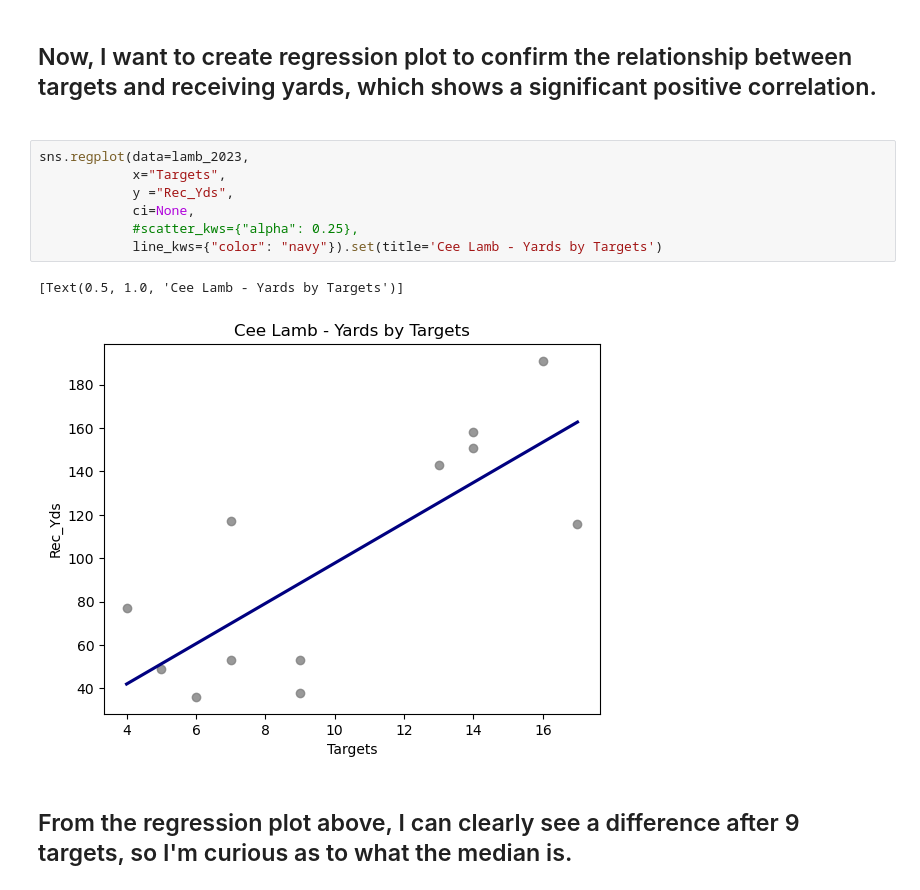
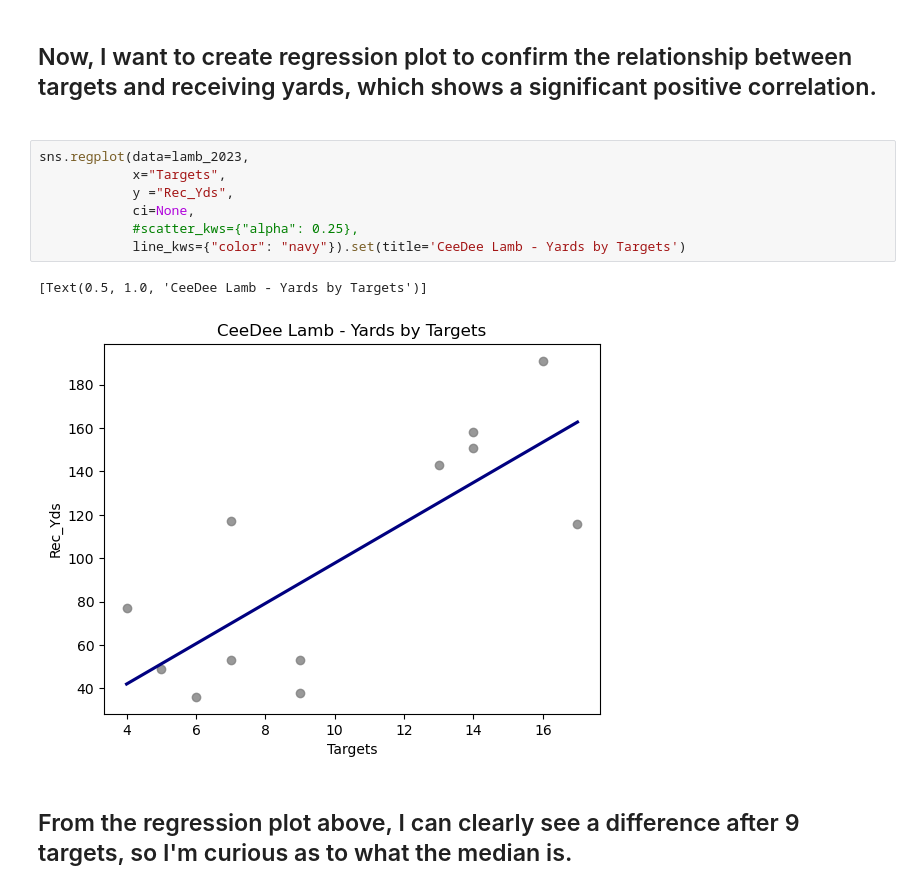
Before and after one commit to jwatts32/The-Perception-of-CeeDee-Lamb, a Jupyter notebook: CeeDee Lamb.ipynb, the cells around one changed output. Cells and saved outputs as stored; diff of their text form.

```diff
--- a/CeeDee Lamb.ipynb
+++ b/CeeDee Lamb.ipynb
@@ -132,13 +132,13 @@ display(last_6_games_avg)
 # %%
 sns.regplot(data=lamb_2023,
             x="Targets",
             y ="Rec_Yds",
             ci=None,
             #scatter_kws={"alpha": 0.25},
-            line_kws={"color": "navy"}).set(title='Cee Lamb - Yards by Targets')
+            line_kws={"color": "navy"}).set(title='CeeDee Lamb - Yards by Targets')
 # %% [output]
-[Text(0.5, 1.0, 'Cee Lamb - Yards by Targets')]
+[Text(0.5, 1.0, 'CeeDee Lamb - Yards by Targets')]
-[figure, old version]
+[figure, new version]
 # %% [markdown]
 <h2>From the regression plot above, I can clearly see a difference after 9 targets, so I'm curious as to what the median is.
 # %%
```
